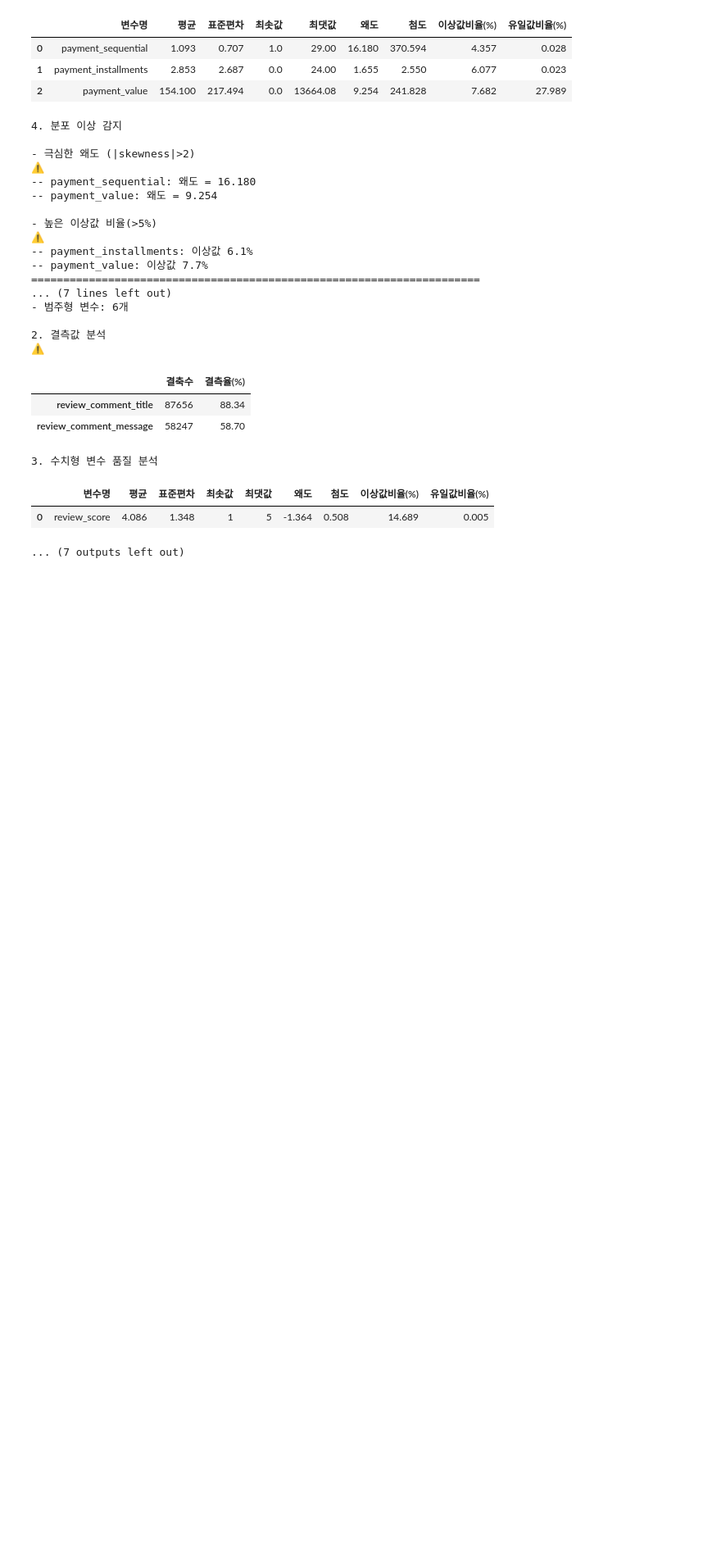
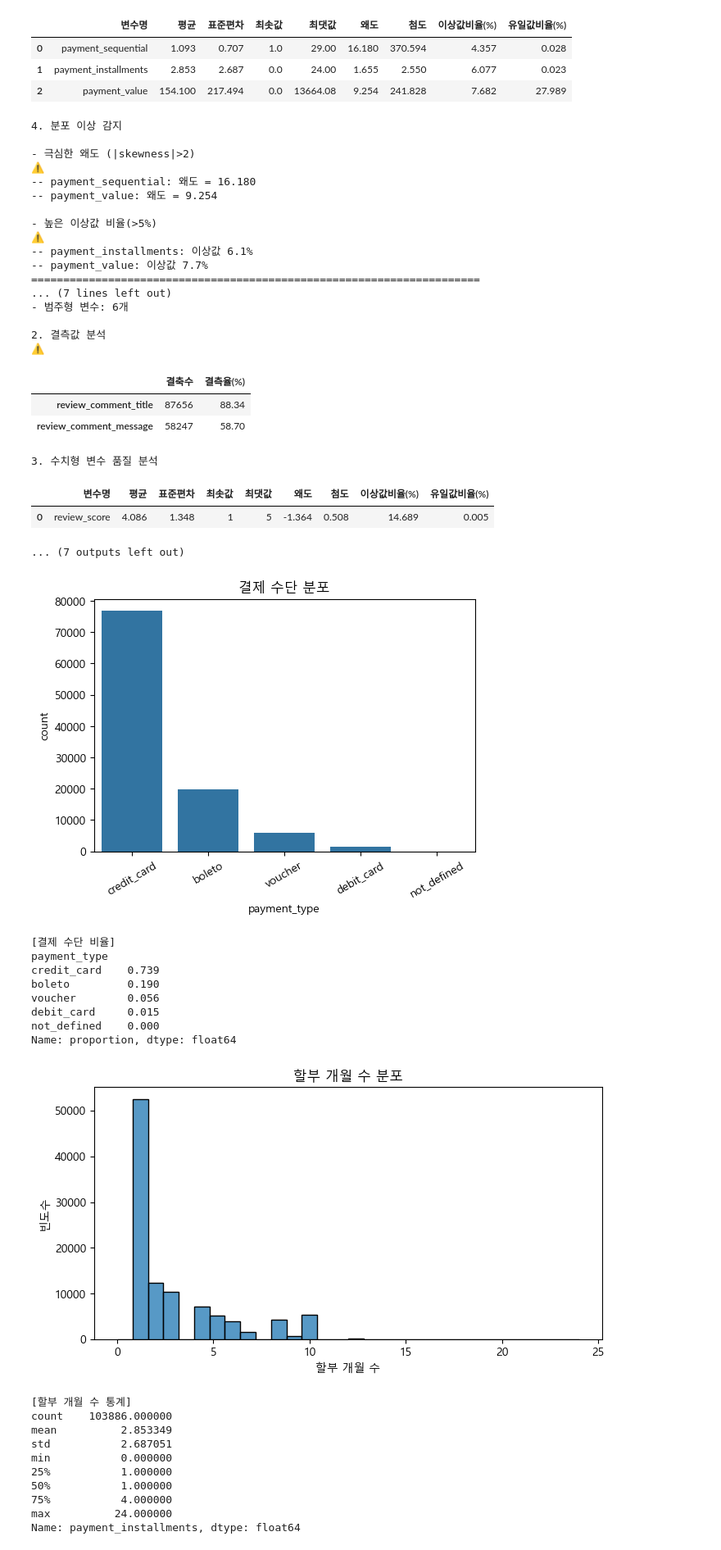
Before and after one commit to hhayan/project_movie_data, a Jupyter notebook: pro1.ipynb, the cells around one changed output. Shown at 82% size. Cells and saved outputs as stored; diff of their text form; code cells hidden in the pictures; blank space fills up the shorter version.

```diff
--- a/pro1.ipynb
+++ b/pro1.ipynb
@@ -655,3 +624,82 @@ for df, name in zip(original_dfs, df_names):
 |  | 변수명 | 평균 | 표준편차 | 최솟값 | 최댓값 | 왜도 | 첨도 | 이상값비율(%) | 유일값비율(%) |
 | 0 | review_score | 4.086 | 1.348 | 1 | 5 | -1.364 | 0.508 | 14.689 | 0.005 |
 ... (7 outputs left out)
+# %%
+# df_order_payments: 결측X 이상치 탐지
+
+df_order_payments.head()
+
+# 1. payment_type 분포 확인
+plt.figure(figsize=(6,4))
+sns.countplot(data=o_df_order_payments, x='payment_type', order=o_df_order_payments['payment_type'].value_counts().index)
+plt.title("결제 수단 분포")
+plt.xticks(rotation=30)
+plt.show()
+
+print("\n[결제 수단 비율]")
+print(o_df_order_payments['payment_type'].value_counts(normalize=True).round(3))
+
+# 2. 할부 개월 수 분포
+plt.figure(figsize=(8,4))
+sns.histplot(o_df_order_payments['payment_installments'], bins=30, kde=False)
+plt.title("할부 개월 수 분포")
+plt.xlabel("할부 개월 수")
+plt.ylabel("빈도수")
+plt.show()
+
+print("\n[할부 개월 수 통계]")
+print(o_df_order_payments['payment_installments'].describe())
+
+# 3. 결제 금액 분포 (payment_value)
+plt.figure(figsize=(8,4))
+sns.boxplot(x=o_df_order_payments['payment_value'])
+plt.title("결제 금액(Boxplot)")
+plt.show()
+
+plt.figure(figsize=(8,4))
+sns.histplot(o_df_order_payments['payment_value'], bins=100, kde=True)
+plt.title("결제 금액 분포 (히스토그램)")
+plt.xlim(0, 1000)  # 고액 결제는 따로 확인하기 위해 일단 1000 이하만 시각화
+plt.show()
+
+print("\n[결제 금액 통계]")
+print(o_df_order_payments['payment_value'].describe())
+
+# 4. 이상치 건수 확인 (IQR 방식)
+Q1 = o_df_order_payments['payment_value'].quantile(0.25)
+Q3 = o_df_order_payments['payment_value'].quantile(0.75)
+IQR = Q3 - Q1
+outlier_mask = (o_df_order_payments['payment_value'] < Q1 - 1.5*IQR) | (o_df_order_payments['payment_value'] > Q3 + 1.5*IQR)
+
+print(f"\n[결제 금액 이상치 개수] {outlier_mask.sum()} / {len(o_df_order_payments)} ({outlier_mask.mean()*100:.2f}%)")
+
+''' 이상치 간주
+payment_type: 0, 음수, not_defined 제거
+payment_installments (할부 개월 수): 0(일시불)/ 음수, 24개월 초과 제거
+payment_value: 0(일시불), / 음수, Q1, Q3 기반 IQR로 극단치 검출 -> Winsorization (상한 절단)
+
+평균(Mean) = 154.1 → 극단값(고액 결제)의 영향으로 평균이 중앙값보다 큼
+최댓값 = 13,664.08 → 단 1건 정도의 초고액 결제 (전체 분포와 매우 동떨어짐)
+IQR 이상치 비율 ≈ 7.7% (7,981건) → 전체 결제의 약 8%가 극단값
+'''
+# %% [output]
+[figure, added]
+[결제 수단 비율]
+payment_type
+credit_card    0.739
+boleto         0.190
+voucher        0.056
+debit_card     0.015
+not_defined    0.000
+Name: proportion, dtype: float64
+[figure, added]
+[할부 개월 수 통계]
+count    103886.000000
+mean          2.853349
+std           2.687051
+min           0.000000
+25%           1.000000
+50%           1.000000
+75%           4.000000
+max          24.000000
+Name: payment_installments, dtype: float64
```
Also changed, not shown: parts of 8 cells of this notebook.
